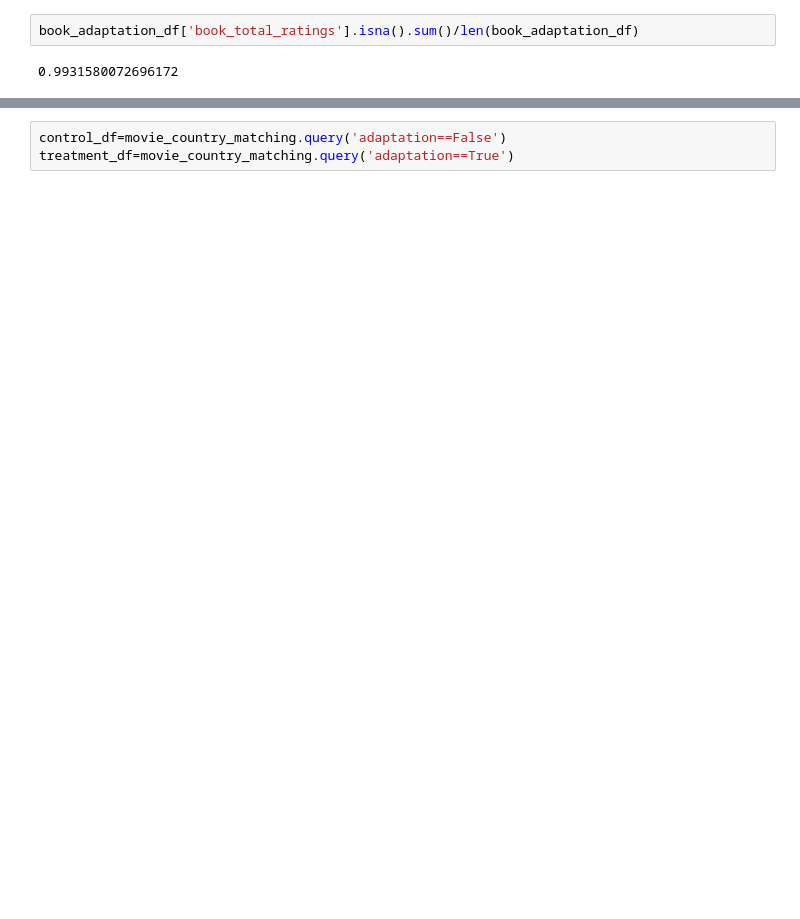
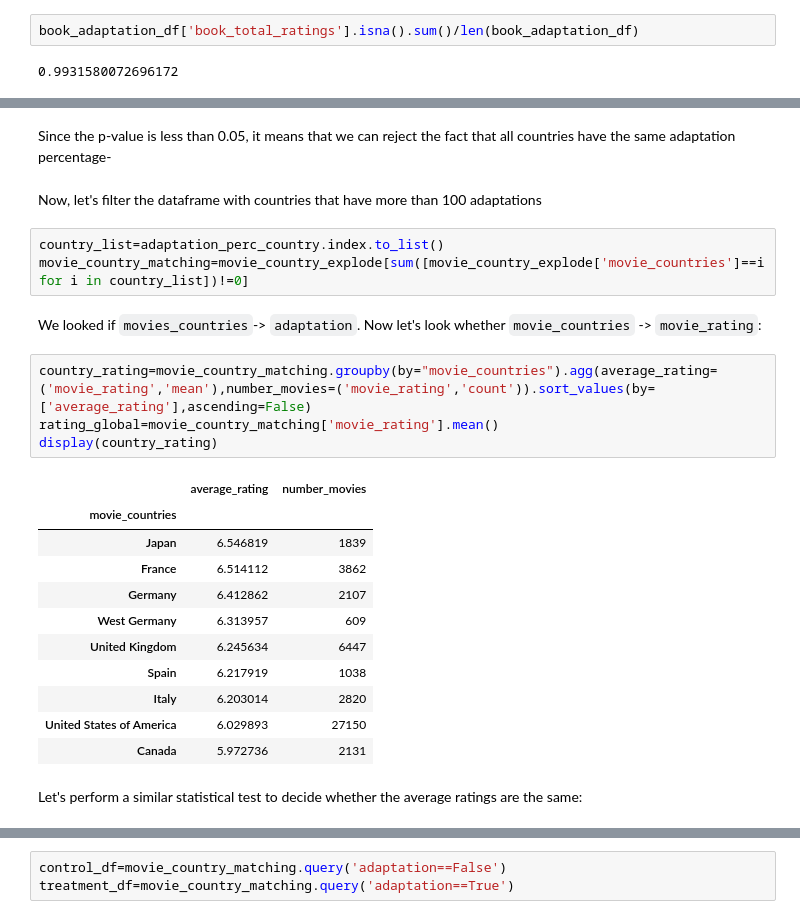
Before and after one commit to epfl-ada/ada-2023-project-team0110, a Jupyter notebook: milestone2.ipynb, the cells around one changed output, grey strips where cells are left out. Drawn from its saved outputs; the diff is of its cells as text; blank space fills up the shorter version.

```diff
--- a/milestone2.ipynb
+++ b/milestone2.ipynb
@@ -658,0 +622,27 @@ movie_country_matching=movie_country_explode[sum([movie_country_explode['movie_c
+# %% [markdown]
+Since the p-value is less than 0.05, it means that we can reject the fact that all countries have the same adaptation percentage-
+# %% [markdown]
+Now, let's filter the dataframe with countries that have more than 100 adaptations
+# %%
+country_list=adaptation_perc_country.index.to_list()
+movie_country_matching=movie_country_explode[sum([movie_country_explode['movie_countries']==i for i in country_list])!=0]
+# %% [markdown]
+We looked if `movies_countries`-> `adaptation`. Now let's look whether `movie_countries` -> `movie_rating`:
+# %%
+country_rating=movie_country_matching.groupby(by="movie_countries").agg(average_rating=('movie_rating','mean'),number_movies=('movie_rating','count')).sort_values(by=['average_rating'],ascending=False)
+rating_global=movie_country_matching['movie_rating'].mean()
+display(country_rating)
+# %% [output]
+|  | average_rating | number_movies |
+| movie_countries |  |  |
+| Japan | 6.546819 | 1839 |
+| France | 6.514112 | 3862 |
+| Germany | 6.412862 | 2107 |
+| West Germany | 6.313957 | 609 |
+| United Kingdom | 6.245634 | 6447 |
+| Spain | 6.217919 | 1038 |
+| Italy | 6.203014 | 2820 |
+| United States of America | 6.029893 | 27150 |
+| Canada | 5.972736 | 2131 |
+# %% [markdown]
+Let's perform a similar statistical test to decide whether the average ratings are the same:
```
Also changed, not shown: parts of 43 cells of this notebook.
